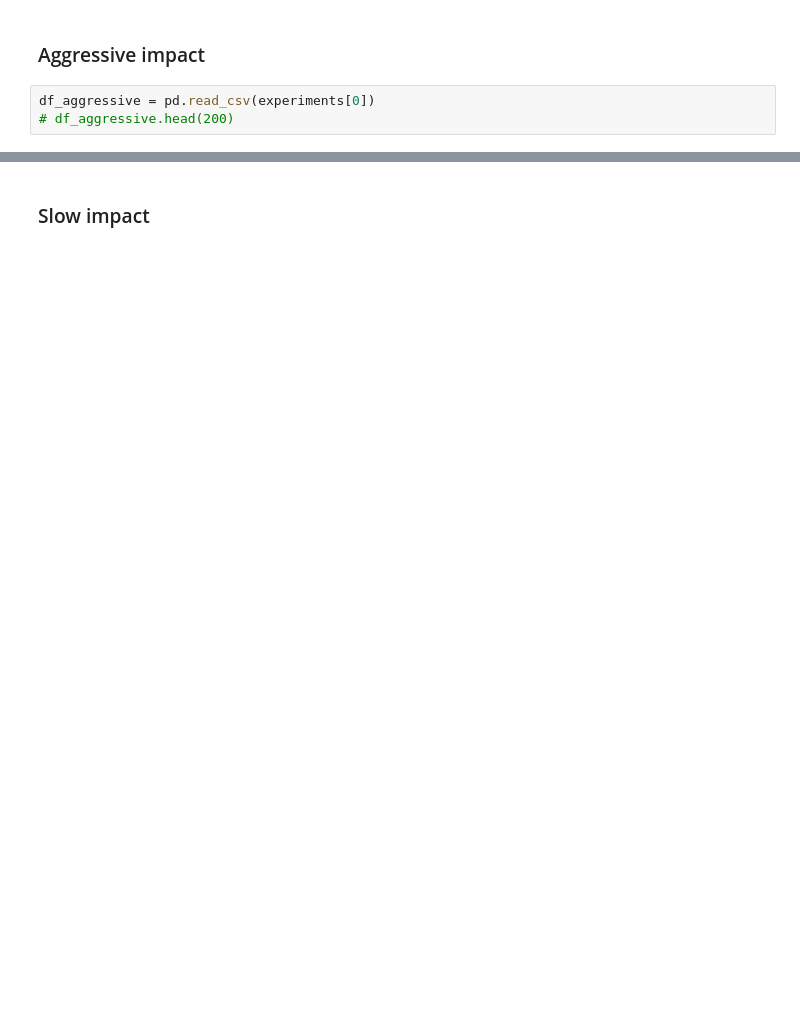
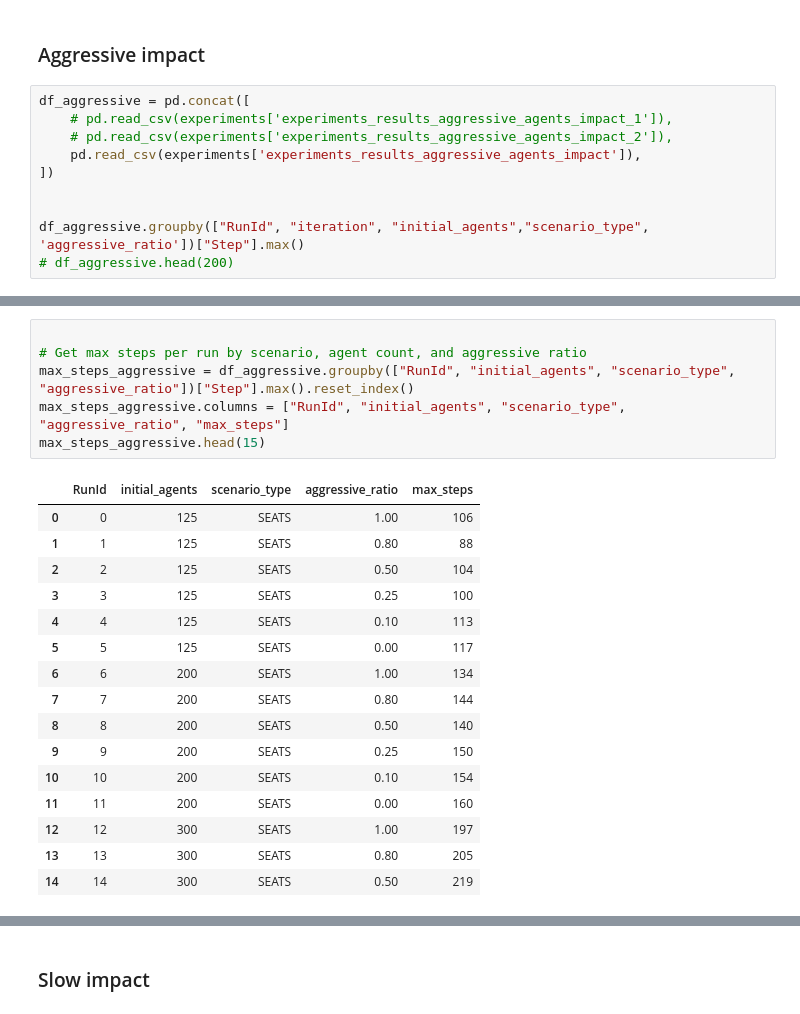
Before and after one commit to MiquelGomezCorral/SMA-MultiAgent-Based-Crowd-Simulation, a Jupyter notebook: notebooks/experiments_results.ipynb, the cells around one changed output, grey strips where cells are left out. Cells and saved outputs as stored; diff of their text form; blank space fills up the shorter version.

```diff
--- a/notebooks/experiments_results.ipynb
+++ b/notebooks/experiments_results.ipynb
@@ -151,5 +332,12 @@ fig.show()
 # %% [markdown]
 ### Aggressive impact
 # %%
-df_aggressive = pd.read_csv(experiments[0])
+df_aggressive = pd.concat([
+    # pd.read_csv(experiments['experiments_results_aggressive_agents_impact_1']),
+    # pd.read_csv(experiments['experiments_results_aggressive_agents_impact_2']),
+    pd.read_csv(experiments['experiments_results_aggressive_agents_impact']),
+])
+
+
+df_aggressive.groupby(["RunId", "iteration", "initial_agents","scenario_type", 'aggressive_ratio'])["Step"].max()
 # df_aggressive.head(200)
@@ -495,0 +358,23 @@ aggressive_ratio
+# %%
+
+# Get max steps per run by scenario, agent count, and aggressive ratio
+max_steps_aggressive = df_aggressive.groupby(["RunId", "initial_agents", "scenario_type", "aggressive_ratio"])["Step"].max().reset_index()
+max_steps_aggressive.columns = ["RunId", "initial_agents", "scenario_type", "aggressive_ratio", "max_steps"]
+max_steps_aggressive.head(15)
+# %% [output]
+|  | RunId | initial_agents | scenario_type | aggressive_ratio | max_steps |
+| 0 | 0 | 125 | SEATS | 1.00 | 106 |
+| 1 | 1 | 125 | SEATS | 0.80 | 88 |
+| 2 | 2 | 125 | SEATS | 0.50 | 104 |
+| 3 | 3 | 125 | SEATS | 0.25 | 100 |
+| 4 | 4 | 125 | SEATS | 0.10 | 113 |
+| 5 | 5 | 125 | SEATS | 0.00 | 117 |
+| 6 | 6 | 200 | SEATS | 1.00 | 134 |
+| 7 | 7 | 200 | SEATS | 0.80 | 144 |
+| 8 | 8 | 200 | SEATS | 0.50 | 140 |
+| 9 | 9 | 200 | SEATS | 0.25 | 150 |
+| 10 | 10 | 200 | SEATS | 0.10 | 154 |
+| 11 | 11 | 200 | SEATS | 0.00 | 160 |
+| 12 | 12 | 300 | SEATS | 1.00 | 197 |
+| 13 | 13 | 300 | SEATS | 0.80 | 205 |
+| 14 | 14 | 300 | SEATS | 0.50 | 219 |
```
Also changed, not shown: parts of 38 cells of this notebook, 2 other files.
